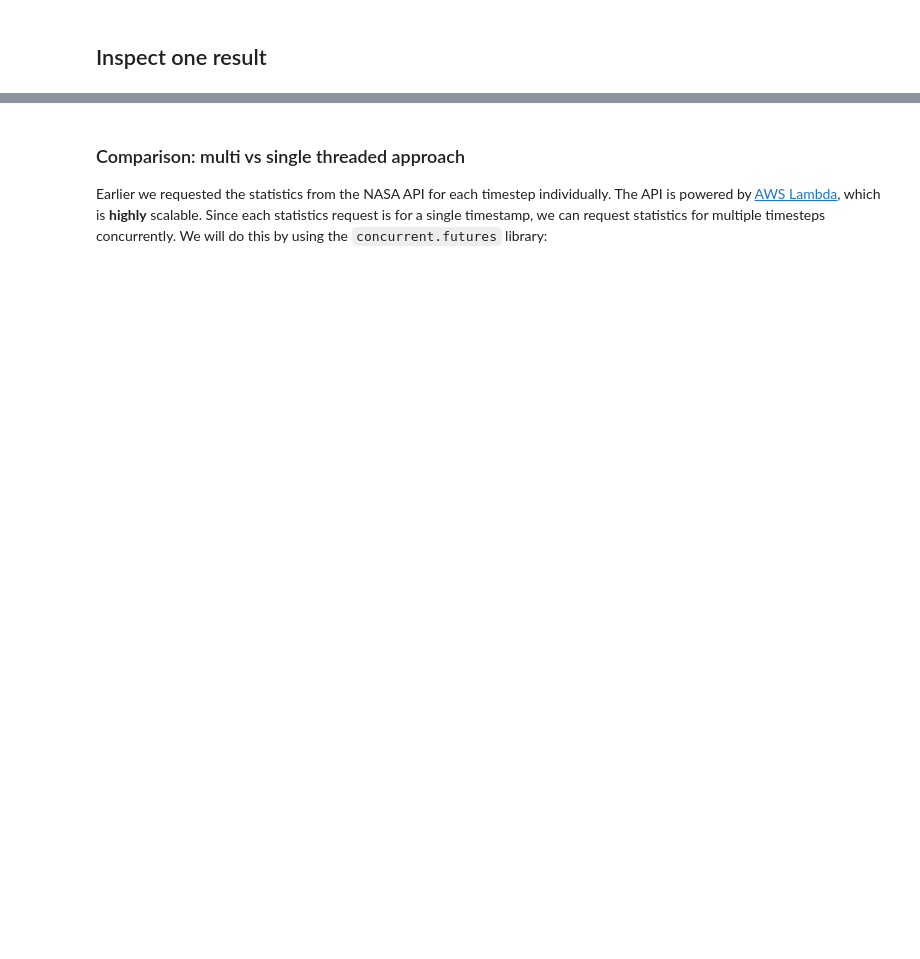
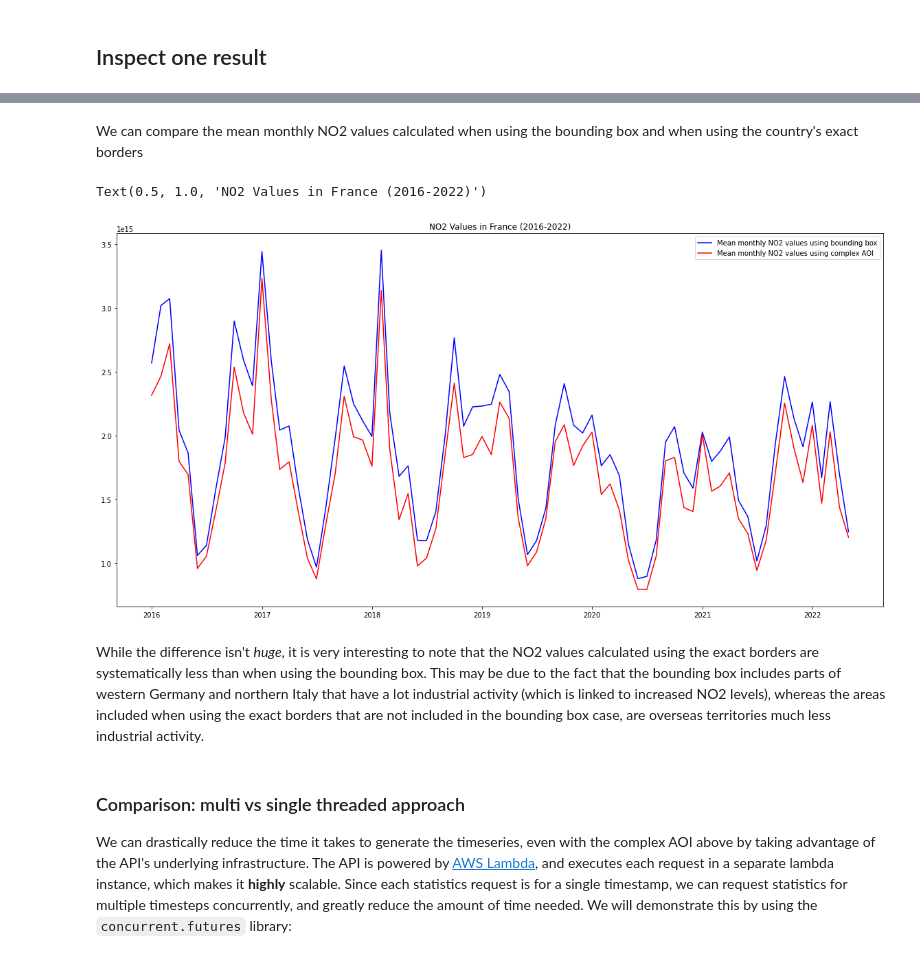
Before and after one commit to NASA-IMPACT/veda-documentation, a Jupyter notebook: timeseries-stac-api.ipynb, the cells around one changed output, grey strips where cells are left out. Drawn from its saved outputs; the diff is of its cells as text; code cells hidden in the pictures; blank space fills up the shorter version.

Commit message:
Added simple bounding box example to timeseries generation notebook

```diff
--- a/timeseries-stac-api.ipynb
+++ b/timeseries-stac-api.ipynb
@@ -189,0 +229,5 @@ Text(0.5, 1.0, 'NO2 Values in France (2016-2022)')
+# %%
+start = time.time()
+aoi_stats = [generate_stats(item, france_aoi) for item in items]
+end = time.time()
+print(f"Elapsed time for a complex AOI (france): {round(end-start,2)} seconds. Items queried: {len(items)}")
@@ -190,7 +236,24 @@ Text(0.5, 1.0, 'NO2 Values in France (2016-2022)')
+# %% [markdown]
+We can compare the mean monthly NO2 values calculated when using the bounding box and when using the country's exact borders
+# %%
+dates = [dt.datetime.strptime(stat["start_datetime"], "%Y-%m-%dT%H:%M:%SZ") for stat in stats]
+aoi_means = [stat["statistics"]["1"]["mean"] for stat in aoi_stats]
+fig = plt.figure(figsize=(20,10))
+
+plt.plot(dates, means, color='blue', label="Mean monthly NO2 values using bounding box")
+plt.plot(dates, aoi_means, color='red', label="Mean monthly NO2 values using complex AOI")
+
+plt.legend()
+plt.title("NO2 Values in France (2016-2022)")
+# %% [output]
+Text(0.5, 1.0, 'NO2 Values in France (2016-2022)')
+[figure, added]
+# %% [markdown]
+While the difference isn't _huge_, it is very interesting to note that the NO2 values calculated using the exact borders are systematically less than when using the bounding box. This may be due to the fact that the bounding box includes parts of western Germany and northern Italy that have a lot industrial activity (which is linked to increased NO2 levels), whereas the areas included when using the exact borders that are not included in the bounding box case, are overseas territories much less industrial activity.
 # %% [markdown]
 ### Comparison: multi vs single threaded approach
 
-Earlier we requested the statistics from the NASA API for each timestep individually. The API is powered by [AWS Lambda](https://aws.amazon.com/lambda/), which is **highly** scalable. Since each statistics request is for a single timestamp, we can request statistics for multiple timesteps concurrently. We will do this by using the `concurrent.futures` library:
+We can drastically reduce the time it takes to generate the timeseries, even with the complex AOI above by taking advantage of the API's underlying infrastructure. The API is powered by [AWS Lambda](https://aws.amazon.com/lambda/), and executes each request in a separate lambda instance, which makes it **highly** scalable. Since each statistics request is for a single timestamp, we can request statistics for multiple timesteps concurrently, and greatly reduce the amount of time needed. We will demonstrate this by using the `concurrent.futures` library:
 # %%
 from concurrent.futures import ThreadPoolExecutor
 
```
Also changed, not shown: parts of 23 cells of this notebook, 3 other files.
